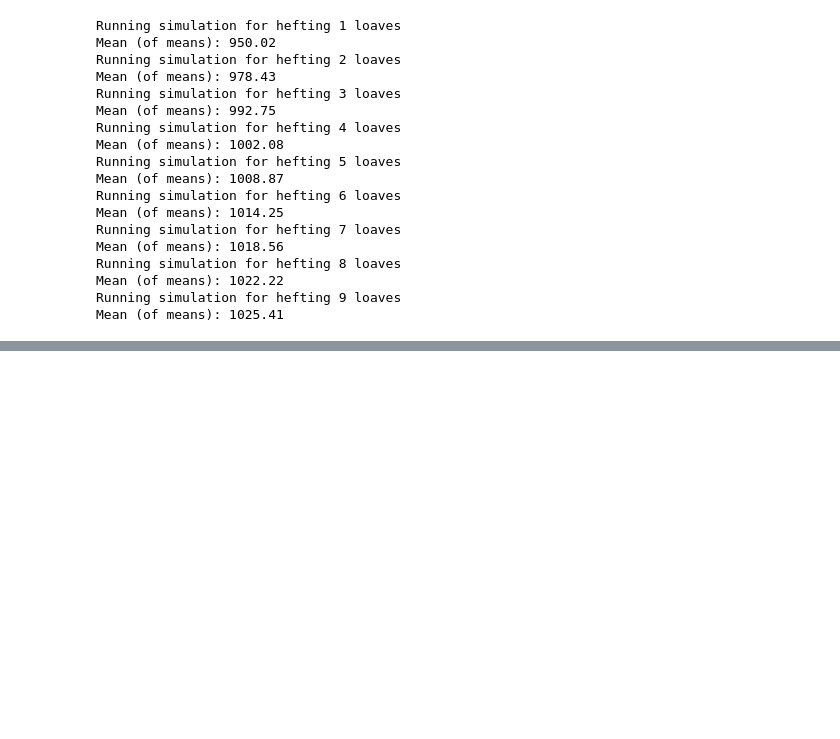
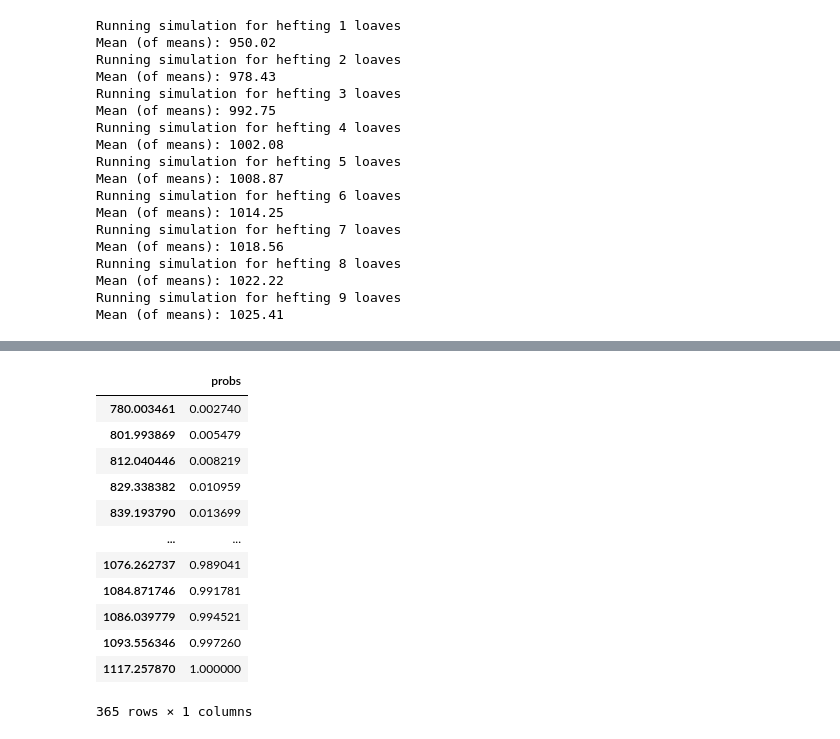
Before and after one commit to dwanneruchi/think_bayes_notes, a Jupyter notebook: exercises/ch07.ipynb, the cells around one changed output, grey strips where cells are left out. Saved outputs shown, nothing was run; the diff lists cells and outputs as text; code cells hidden in the pictures; blank space fills up the shorter version.

```diff
--- a/exercises/ch07.ipynb
+++ b/exercises/ch07.ipynb
@@ -404,0 +378,18 @@ new_df[np.round(new_df.max_prob,2) <= 0.5]
+# %%
+# Need to build a Pmf but need to be able to pass in probs
+# start by building a new Cdf, then create a Pmf from it & solve?
+Cdf.from_seq(new_df.value)
+# %% [output]
+|  | probs |
+| 780.003461 | 0.002740 |
+| 801.993869 | 0.005479 |
+| 812.040446 | 0.008219 |
+| 829.338382 | 0.010959 |
+| 839.193790 | 0.013699 |
+| ... | ... |
+| 1076.262737 | 0.989041 |
+| 1084.871746 | 0.991781 |
+| 1086.039779 | 0.994521 |
+| 1093.556346 | 0.997260 |
+| 1117.257870 | 1.000000 |
+365 rows × 1 columns
```
Also changed, not shown: parts of 14 cells of this notebook.
